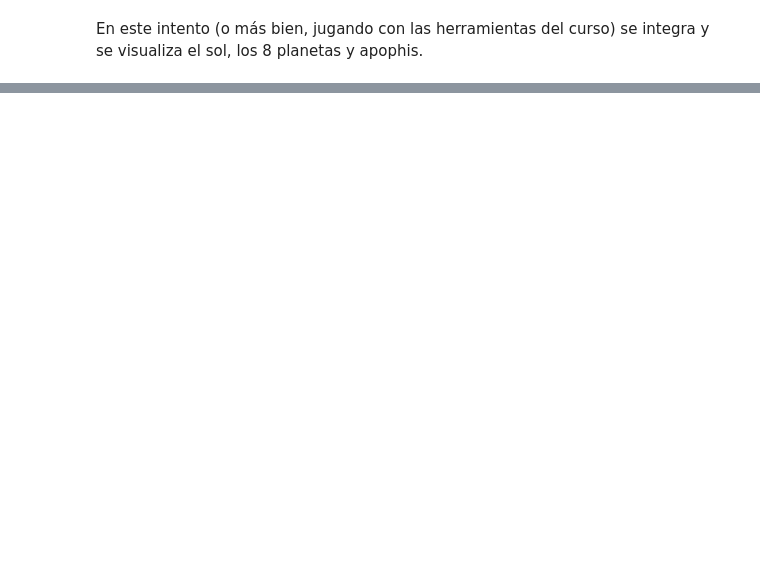
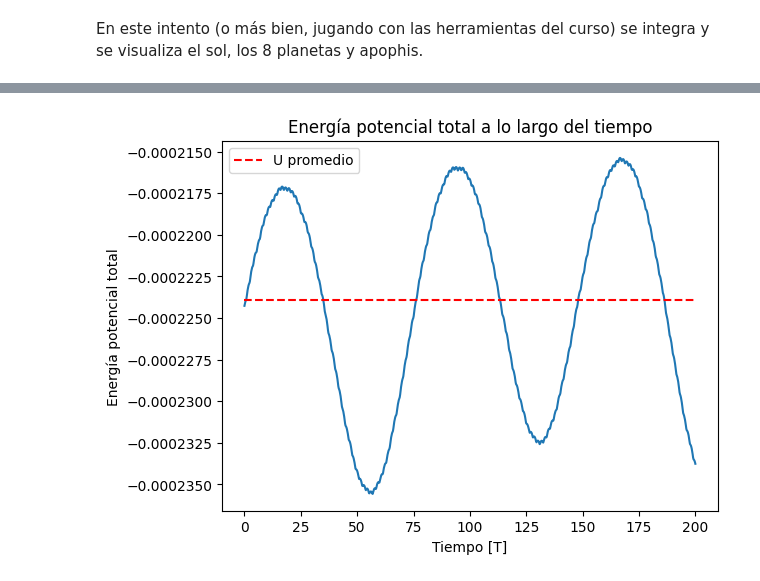
Before and after one commit to jaiderrueda-pixel/MecCel-20261-Project, a Jupyter notebook: meccelenv312project/2ndattempt.ipynb, the cells around one changed output, grey strips where cells are left out. Cells and saved outputs as stored; diff of their text form; code cells hidden in the pictures; blank space fills up the shorter version.

```diff
--- a/meccelenv312project/2ndattempt.ipynb
+++ b/meccelenv312project/2ndattempt.ipynb
@@ -221,0 +266,17 @@ print(E)
+# %%
+U_t = np.zeros(1000)
+for i in range(1000):
+    for j in range(10):
+        for k in range(j + 1, 10):
+            rij = np.linalg.norm(rps[j,i,:] - rps[k,i,:])
+            U_t[i] += -G * sim_solar.particles[j].m * sim_solar.particles[k].m / rij
+
+plt.plot(ts, U_t)
+plt.hlines(np.mean(U_t), xmin=ts[0], xmax=ts[-1], colors='r', linestyles='dashed', label='U promedio')
+plt.xlabel('Tiempo [T]')
+plt.ylabel('Energía potencial total')
+plt.legend()
+plt.title('Energía potencial total a lo largo del tiempo')
+plt.show()
+# %% [output]
+[figure, added]
```
Also changed, not shown: parts of 25 cells of this notebook.
